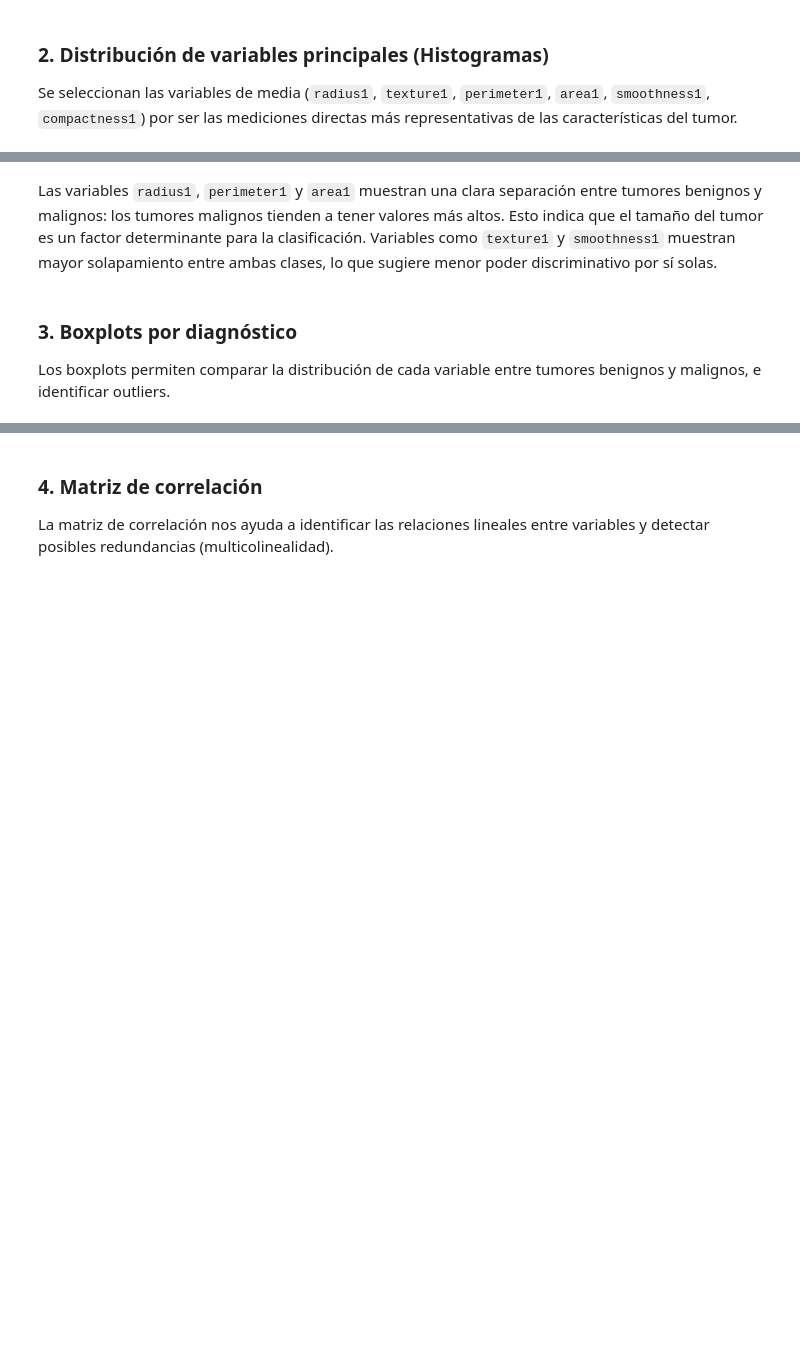
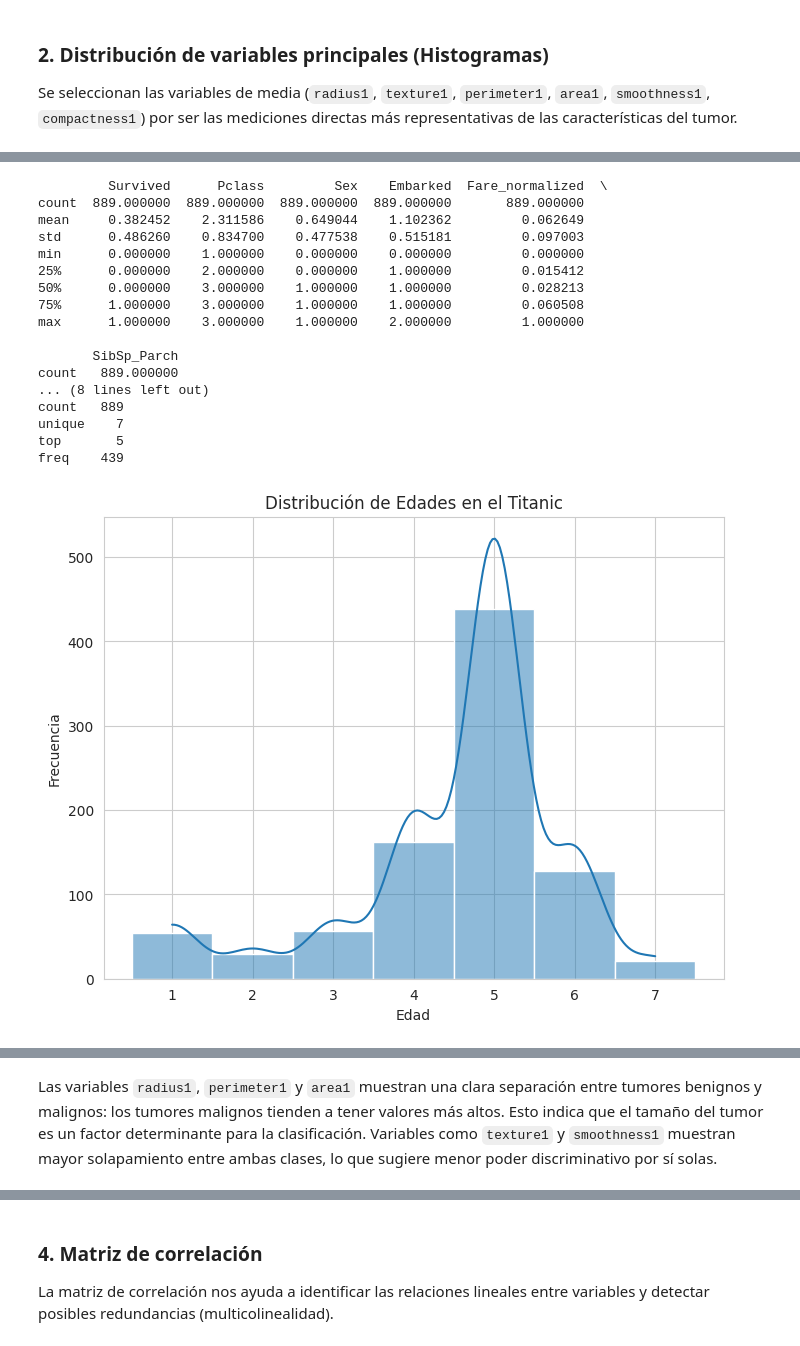
Before and after one commit to Alexander-Luna/UIDE-HERRAMIENTAS-PARA-DATA-SCIENCE, a Jupyter notebook: Semana2/Tarea/titanic.ipynb, the cells around one changed output, grey strips where cells are left out. Cells and saved outputs as stored; diff of their text form; code cells hidden in the pictures; blank space fills up the shorter version.

```diff
--- a/Semana2/Tarea/titanic.ipynb
+++ b/Semana2/Tarea/titanic.ipynb
@@ -185,3 +199,23 @@ Archivos CSV guardados exitosamente.
+# %%
+# Las variables categóricas NO se normalizan; se codifican (One-Hot, Label Encoding, etc.)
+from sklearn.preprocessing import MinMaxScaler
+
+# Normalizar solo la columna Fare (la única numérica continua)
+# Se usa fit_transform para el train y transform para test (buena práctica en ML)
+scaler = MinMaxScaler(feature_range=(0,1))
+df_train['Fare_normalized'] = scaler.fit_transform(df_train[['Fare']])
+df_test['Fare_normalized'] = scaler.transform(df_test[['Fare']])
+
+# reduce dimensiones (opcional)
+df_train['SibSp_Parch'] = df_train['SibSp'] + df_train['Parch']
+
+# (Opcional) Si deseas eliminar la columna Fare original y otras:
+df_train.drop(columns=['Fare'], inplace=True)
+df_train.drop(columns=['SibSp'], inplace=True)
+df_train.drop(columns=['Parch'], inplace=True)
+# df_test.drop(columns=['Fare'], inplace=True)
+
+df_train.to_csv('train_procesado_2.csv', index=False, sep=',', encoding='utf-8')
 # %% [markdown]
 ---
 ## FASE II - Análisis Exploratorio de Datos (EDA)
@@ -236,0 +258,49 @@ plt.show()
+# %%
+# Estadísticas descriptivas
+print(df_train.describe())
+
+    # Estadísticas de variables categóricas
+print(df_train.describe(include=['category']))
+
+    # Histogramas de Edades:
+plt.figure(figsize=(8, 6))
+sns.histplot(df_train['Age'].dropna(), bins=30, kde=True)
+plt.xlabel('Edad')
+plt.ylabel('Frecuencia')
+plt.title('Distribución de Edades en el Titanic')
+plt.show()
+
+    # Gráfico de Barras de Supervivencia por Clase:
+plt.figure(figsize=(8, 6))
+sns.countplot(data=df_train, x='Pclass', hue='Survived')
+plt.xlabel('Clase')
+plt.ylabel('Cantidad')
+plt.title('Supervivencia por Clase en el Titanic')
+plt.legend(title='Sobreviviente', labels=['No', 'Sí'])
+plt.show()
+
+    # Gráfico de Torta de Género:
+plt.figure(figsize=(8, 6))
+df_train['Sex'].value_counts().plot(kind='pie', autopct='%1.1f%%')
+plt.title('Distribución de Género en el Titanic')
+plt.ylabel('')
+plt.show()
+# %% [output]
+         Survived      Pclass         Sex    Embarked  Fare_normalized  \
+count  889.000000  889.000000  889.000000  889.000000       889.000000
+mean     0.382452    2.311586    0.649044    1.102362         0.062649
+std      0.486260    0.834700    0.477538    0.515181         0.097003
+min      0.000000    1.000000    0.000000    0.000000         0.000000
+25%      0.000000    2.000000    0.000000    1.000000         0.015412
+50%      0.000000    3.000000    1.000000    1.000000         0.028213
+75%      1.000000    3.000000    1.000000    1.000000         0.060508
+max      1.000000    3.000000    1.000000    2.000000         1.000000
+
+       SibSp_Parch
+count   889.000000
+... (8 lines left out)
+count   889
+unique    7
+top       5
+freq    439
+[figure, added]
@@ -237,6 +309,2 @@ plt.show()
 # %% [markdown]
 Las variables `radius1`, `perimeter1` y `area1` muestran una clara separación entre tumores benignos y malignos: los tumores malignos tienden a tener valores más altos. Esto indica que el tamaño del tumor es un factor determinante para la clasificación. Variables como `texture1` y `smoothness1` muestran mayor solapamiento entre ambas clases, lo que sugiere menor poder discriminativo por sí solas.
-# %% [markdown]
-### 3. Boxplots por diagnóstico
-
-Los boxplots permiten comparar la distribución de cada variable entre tumores benignos y malignos, e identificar outliers.
```
Also changed, not shown: parts of 38 cells of this notebook.
